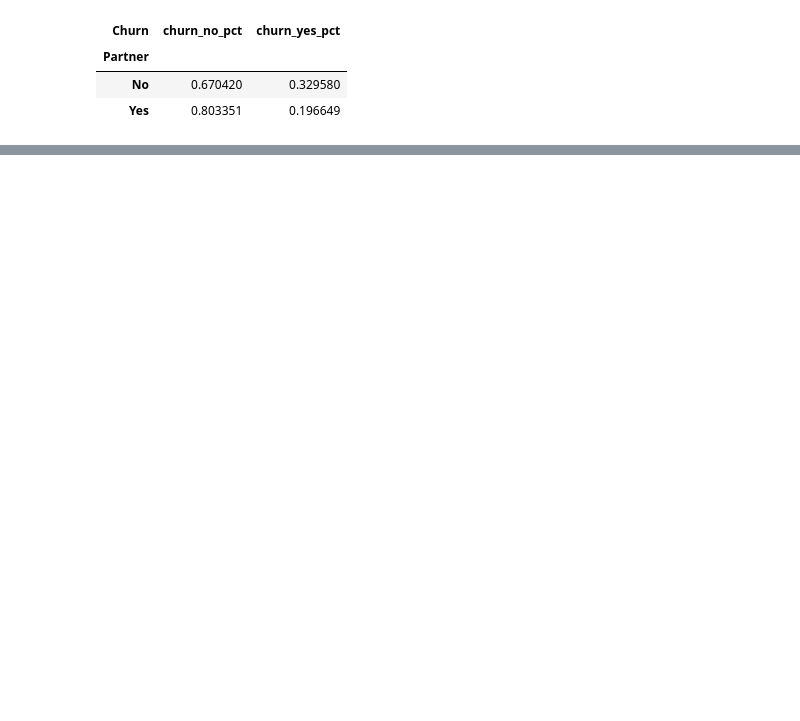
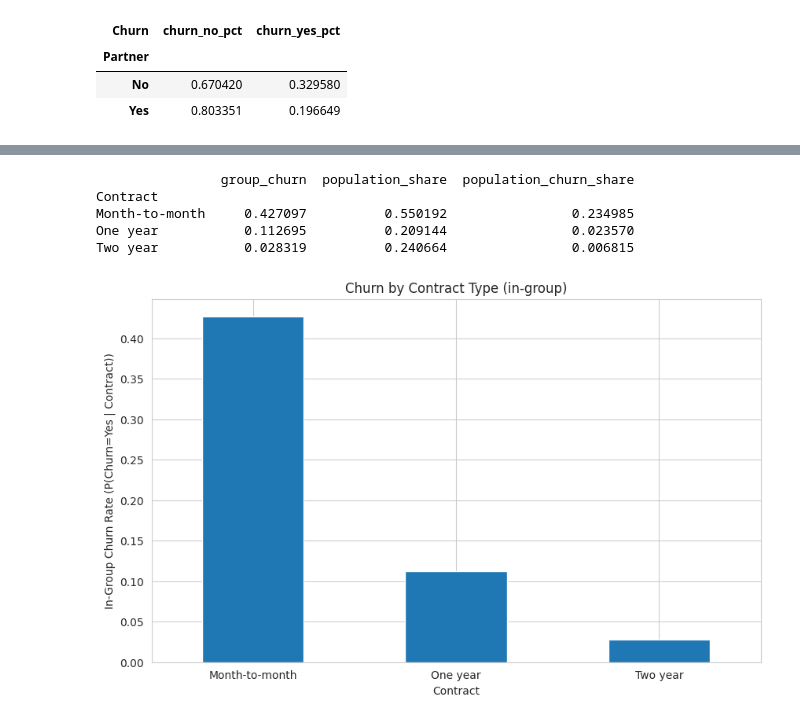
Before and after one commit to taborerickson/Customer-Churn-Prediction, a Jupyter notebook: Notebooks/customer_churn_end_to_end.ipynb, the cells around one changed output, grey strips where cells are left out. Saved outputs shown, nothing was run; the diff lists cells and outputs as text; code cells hidden in the pictures; blank space fills up the shorter version.

Commit message:
updated code to plot and save visualizations, saved visuals in Visuals/ folder

```diff
--- a/Notebooks/customer_churn_end_to_end.ipynb
+++ b/Notebooks/customer_churn_end_to_end.ipynb
@@ -213,0 +218,19 @@ def save_data(data: pd.DataFrame, file_name: str):
+# %%
+# Contract type and churn
+contract_stats = group_churn(data, 'Contract')
+print(contract_stats[['group_churn','population_share','population_churn_share']])
+# Bar plot
+ax = contract_stats['group_churn'].plot(kind='bar')
+ax.set_ylabel('In-Group Churn Rate (P(Churn=Yes | Contract))')
+ax.set_title('Churn by Contract Type (in-group)')
+plt.xticks(rotation=0)
+# Saving figure
+plt.savefig(visuals_path / 'churn_by_contract.png', dpi=150, bbox_inches='tight')
+plt.show()
+# %% [output]
+                group_churn  population_share  population_churn_share
+Contract
+Month-to-month     0.427097          0.550192                0.234985
+One year           0.112695          0.209144                0.023570
+Two year           0.028319          0.240664                0.006815
+[figure, added]
```
Also changed, not shown: parts of 22 cells of this notebook, 16 other files.
